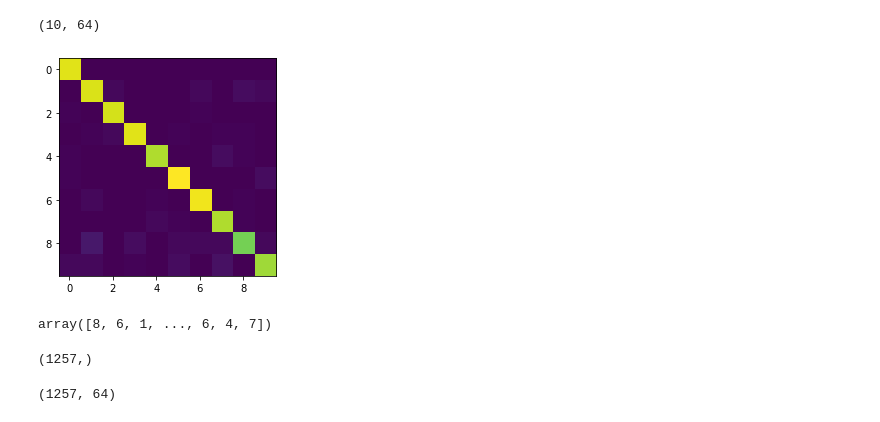
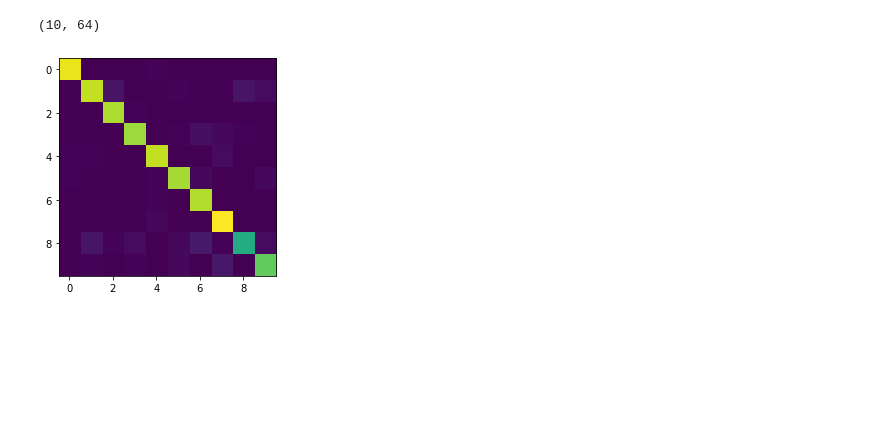
Before and after one commit to jerck1/CabreraRamirezJohnErick_Ejercicio021, a Jupyter notebook: logit_digitos.ipynb, the cells around one changed output. Cells and saved outputs as stored; diff of their text form; code cells hidden in the pictures; blank space fills up the shorter version.

```diff
--- a/logit_digitos.ipynb
+++ b/logit_digitos.ipynb
@@ -64,4 +66,8 @@ score = clf.score(x_test, y_test)
 # %%
+#predicciones sobre los valores de los dígitos
+y_pred=clf.predict(x_test)
+sparsity = np.mean(clf.coef_ == 0) * 100
+score = clf.score(x_test, y_test)
 # print('Best C % .4f' % clf.C_)
 print("Sparsity with L1 penalty: %.2f%%" % sparsity)
 print("Test score with L1 penalty: %.4f" % score)
@@ -89,19 +95,7 @@ np.shape(coef)
 (10, 64)
 # %%
 #confusion_matrix(y_true, y_pred)
-plt.imshow(confusion_matrix(y_train, y_pred))
+plt.imshow(confusion_matrix(y_test, y_pred))
 plt.savefig("confusion.png")
 # %% [output]
-[figure, old version]
+[figure, new version]
-# %%
-y_train
-# %% [output]
-array([8, 6, 1, ..., 6, 4, 7])
-# %%
-np.shape()
-# %% [output]
-(1257,)
-# %%
-np.shape(x_train)
-# %% [output]
-(1257, 64)
```
Also changed, not shown: parts of 4 cells of this notebook, 4 other files.
